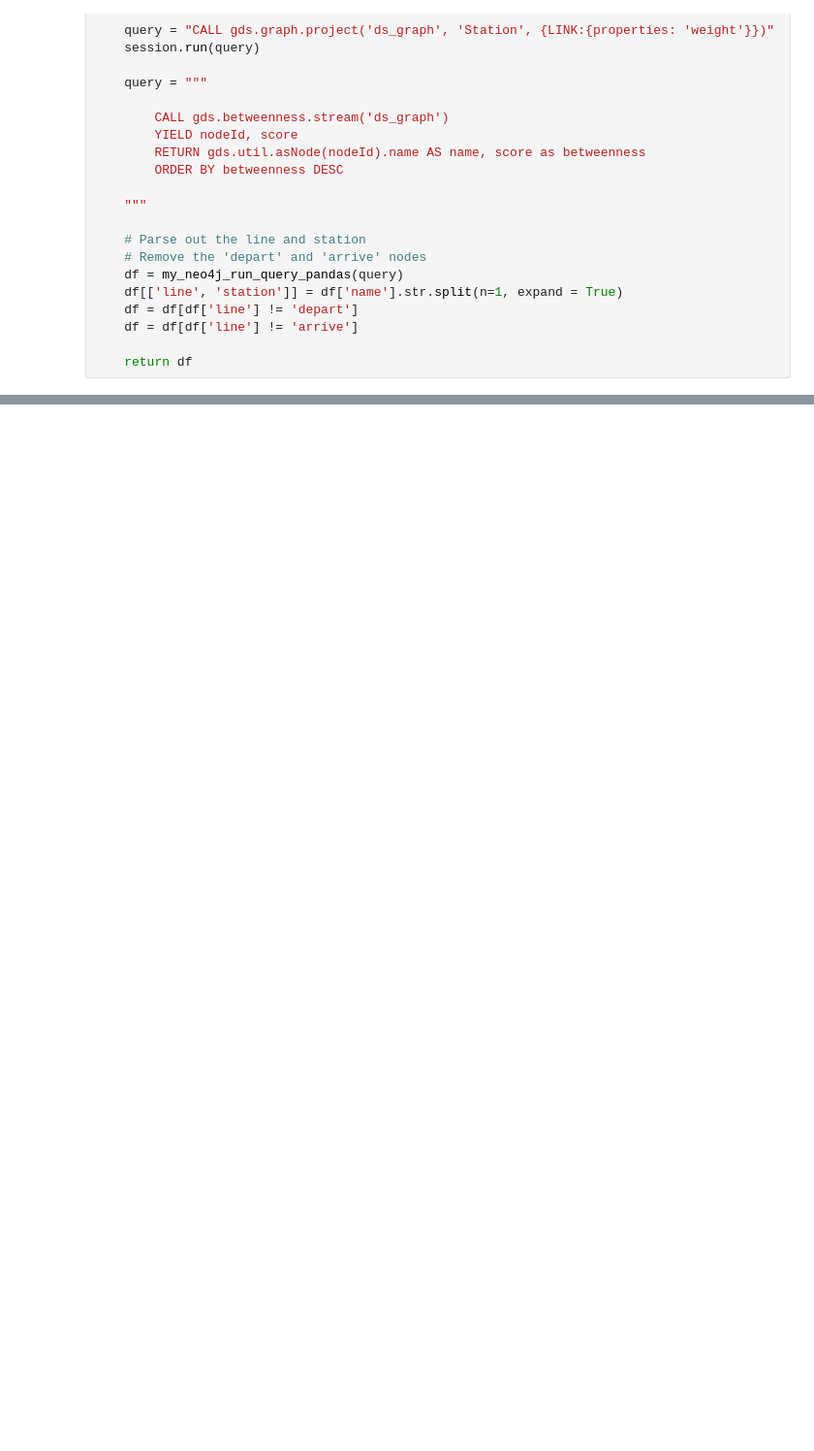
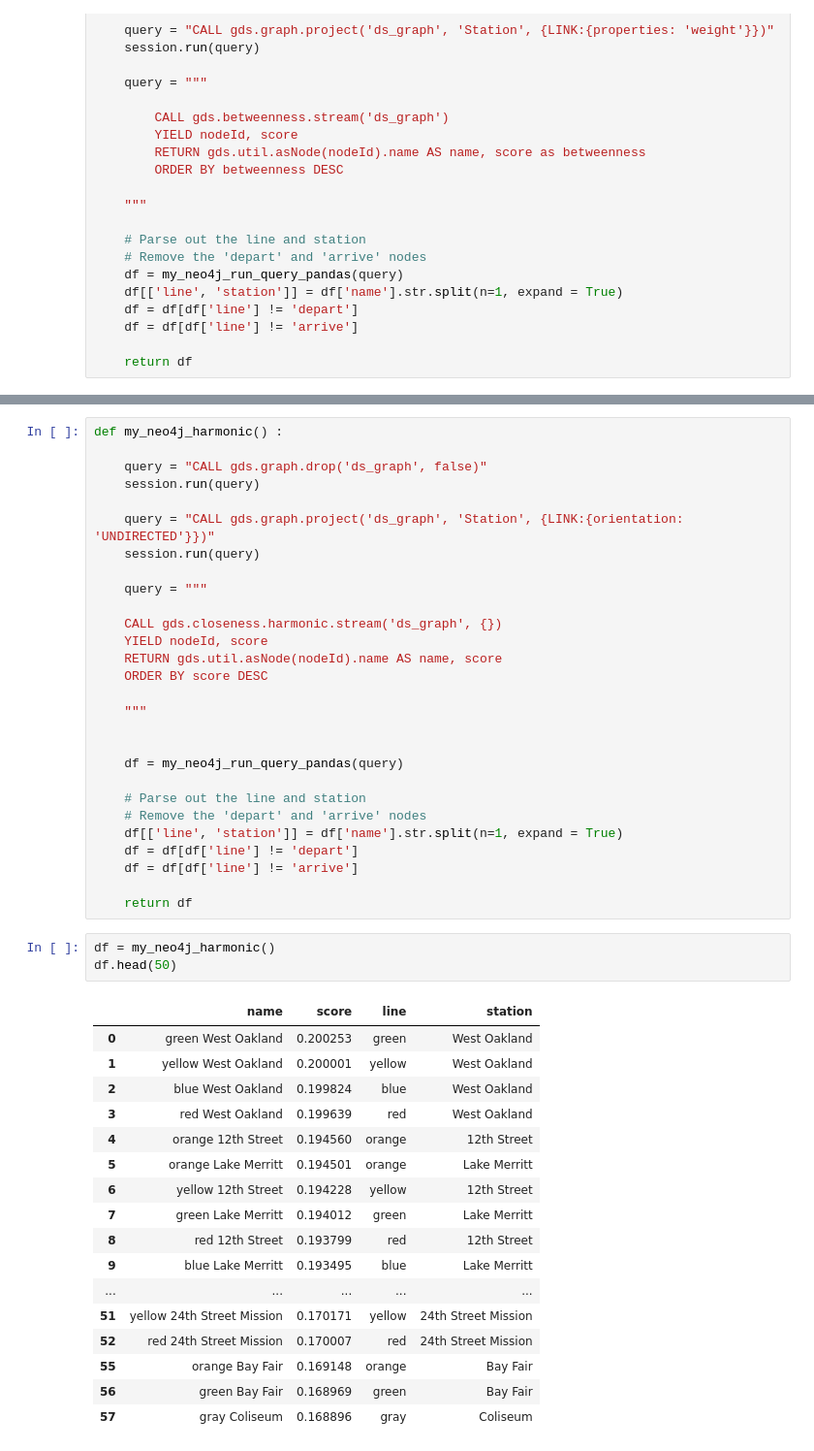
Before and after one commit to mids-w205/project-3-timothy-majidzadeh, a Jupyter notebook: code/setupGraphDB_SA.ipynb, the cells around one changed output, grey strips where cells are left out. Shown: that part at 97% size. Drawn from its saved outputs; the diff is of its cells as text; blank space fills up the shorter version.

```diff
--- a/code/setupGraphDB_SA.ipynb
+++ b/code/setupGraphDB_SA.ipynb
@@ -602,0 +603,49 @@ df.tail(30)
+# %%
+def my_neo4j_harmonic() :
+
+    query = "CALL gds.graph.drop('ds_graph', false)"
+    session.run(query)
+
+    query = "CALL gds.graph.project('ds_graph', 'Station', {LINK:{orientation: 'UNDIRECTED'}})"
+    session.run(query)
+
+    query = """
+
+    CALL gds.closeness.harmonic.stream('ds_graph', {})
+    YIELD nodeId, score
+    RETURN gds.util.asNode(nodeId).name AS name, score
+    ORDER BY score DESC
+
+    """
+
+
+    df = my_neo4j_run_query_pandas(query)
+
+    # Parse out the line and station
+    # Remove the 'depart' and 'arrive' nodes
+    df[['line', 'station']] = df['name'].str.split(n=1, expand = True)
+    df = df[df['line'] != 'depart']
+    df = df[df['line'] != 'arrive']
+
+    return df
+# %%
+df = my_neo4j_harmonic()
+df.head(50)
+# %% [output]
+|  | name | score | line | station |
+| 0 | green West Oakland | 0.200253 | green | West Oakland |
+| 1 | yellow West Oakland | 0.200001 | yellow | West Oakland |
+| 2 | blue West Oakland | 0.199824 | blue | West Oakland |
+| 3 | red West Oakland | 0.199639 | red | West Oakland |
+| 4 | orange 12th Street | 0.194560 | orange | 12th Street |
+| 5 | orange Lake Merritt | 0.194501 | orange | Lake Merritt |
+| 6 | yellow 12th Street | 0.194228 | yellow | 12th Street |
+| 7 | green Lake Merritt | 0.194012 | green | Lake Merritt |
+| 8 | red 12th Street | 0.193799 | red | 12th Street |
+| 9 | blue Lake Merritt | 0.193495 | blue | Lake Merritt |
+| ... | ... | ... | ... | ... |
+| 51 | yellow 24th Street Mission | 0.170171 | yellow | 24th Street Mission |
+| 52 | red 24th Street Mission | 0.170007 | red | 24th Street Mission |
+| 55 | orange Bay Fair | 0.169148 | orange | Bay Fair |
+| 56 | green Bay Fair | 0.168969 | green | Bay Fair |
+| 57 | gray Coliseum | 0.168896 | gray | Coliseum |
```
Also changed, not shown: parts of 20 cells of this notebook, 1 other file.
